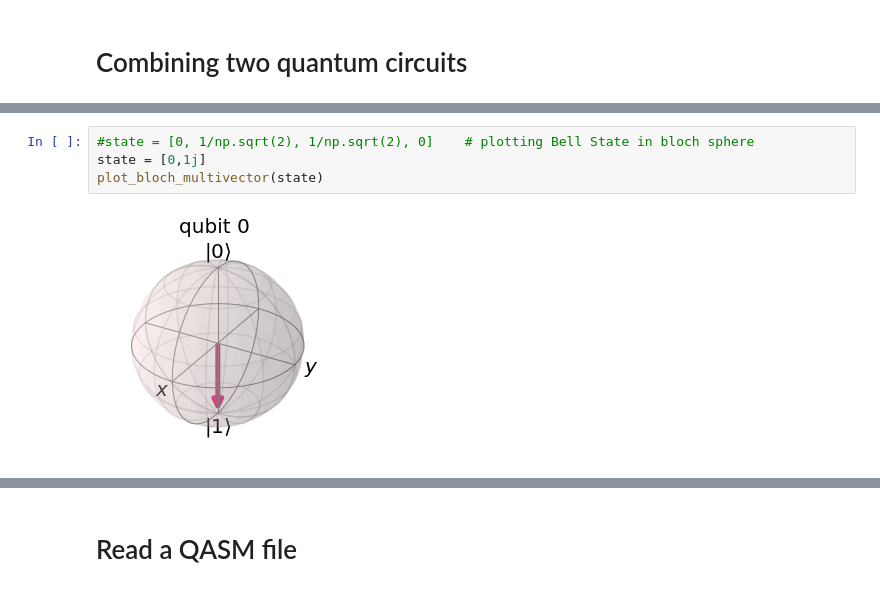
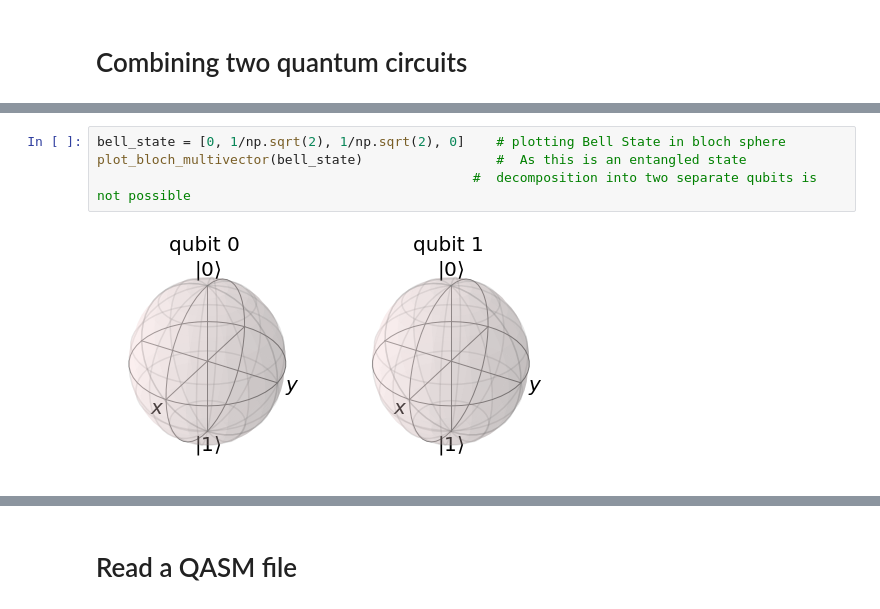
Before and after one commit to soumya-s3/qiskit_developer_test_notebook, a Jupyter notebook: Qiskit.ipynb, the cells around one changed output, grey strips where cells are left out. Cells and saved outputs as stored; diff of their text form.

```diff
--- a/Qiskit.ipynb
+++ b/Qiskit.ipynb
@@ -236,6 +271,6 @@ plot_bloch_vector([1,0,1])    # [<x>, <y>, <z>] bloch vector
 # %%
-#state = [0, 1/np.sqrt(2), 1/np.sqrt(2), 0]    # plotting Bell State in bloch sphere
-state = [0,1j]
-plot_bloch_multivector(state)
+bell_state = [0, 1/np.sqrt(2), 1/np.sqrt(2), 0]    # plotting Bell State in bloch sphere
+plot_bloch_multivector(bell_state)                 #  As this is an entangled state
+                                                #  decomposition into two separate qubits is not possible
 # %% [output]
-[figure, old version]
+[figure, new version]
```
Also changed, not shown: parts of 86 cells of this notebook.
